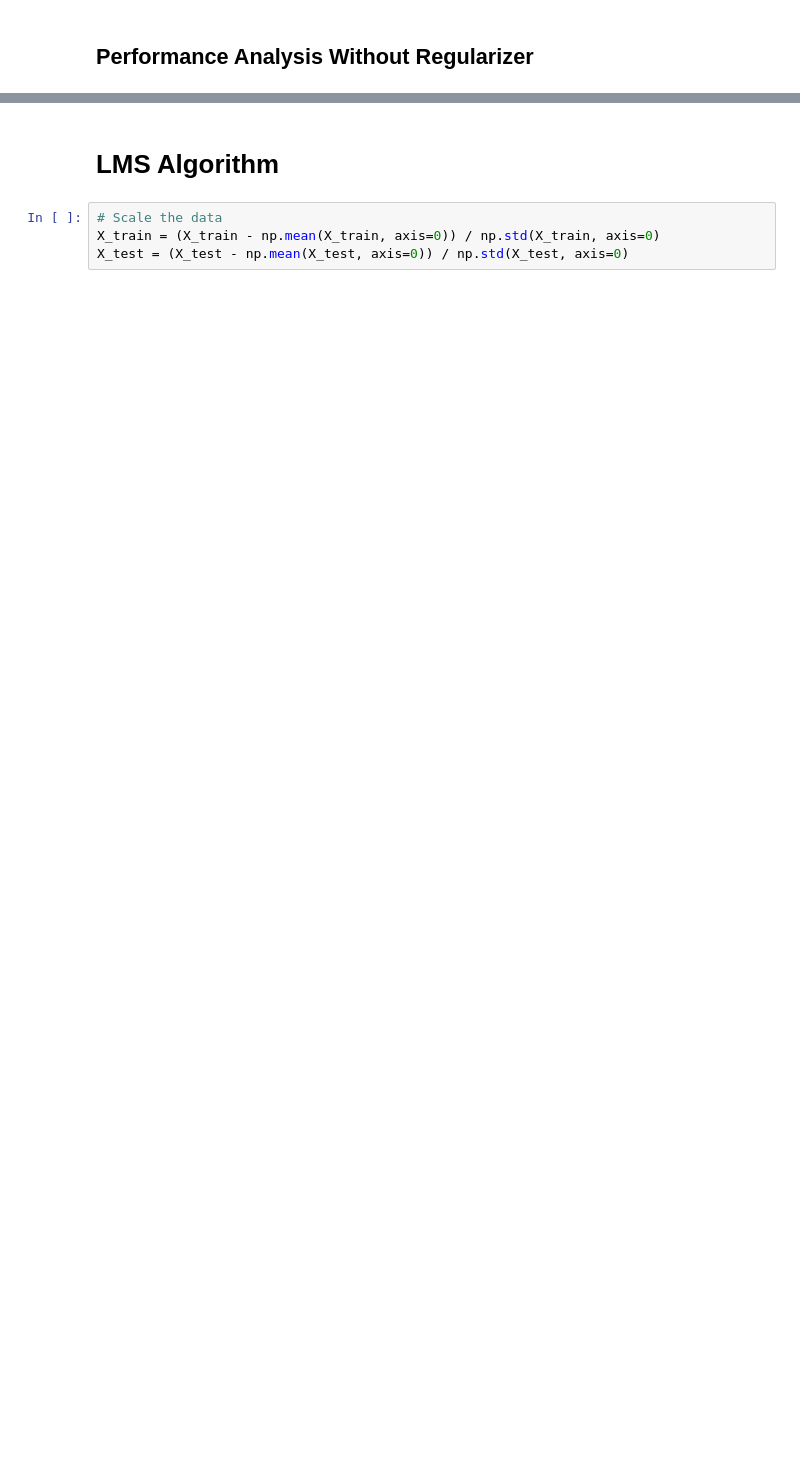
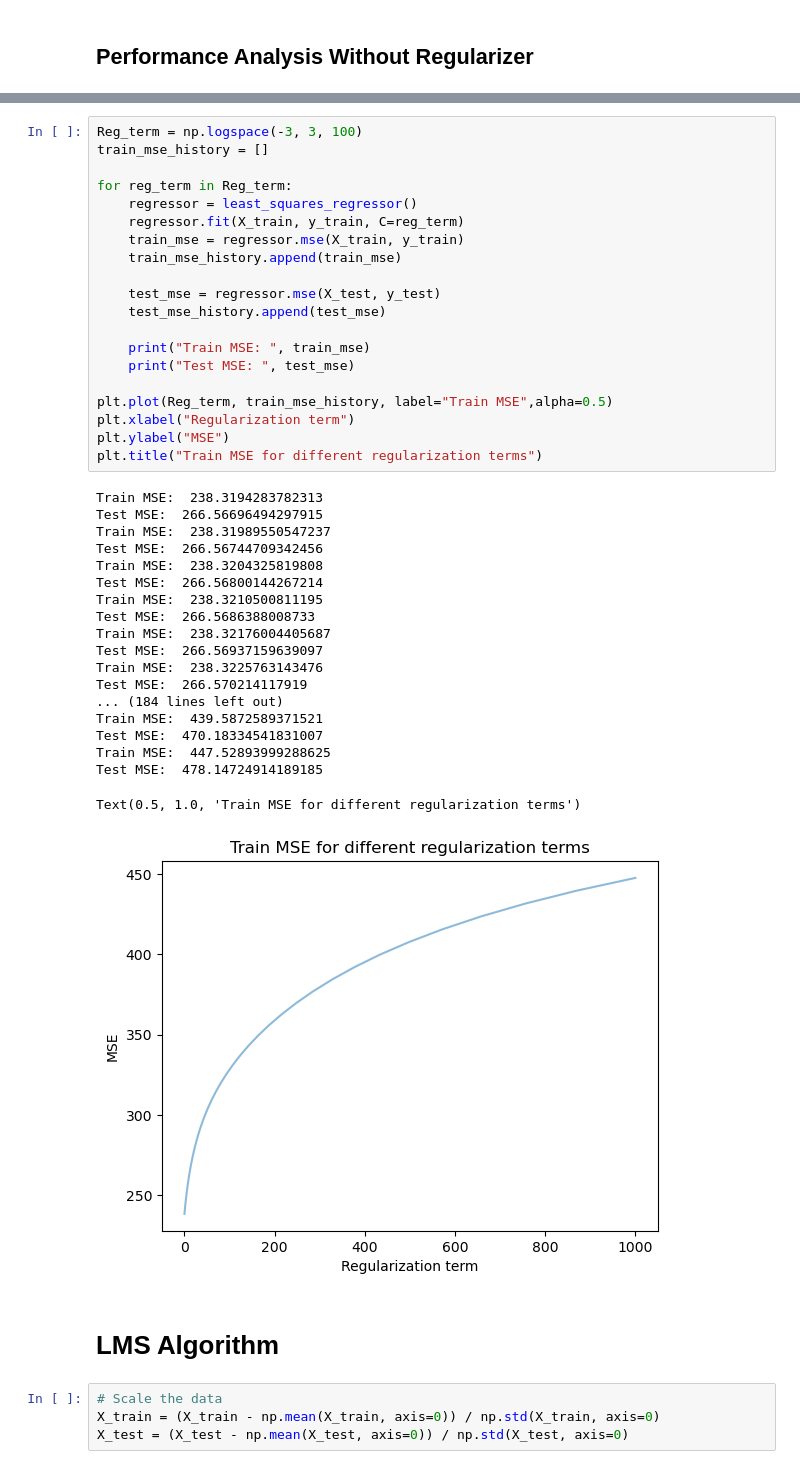
Before and after one commit to patrickjcraig/DL-HW1, a Jupyter notebook: Main.ipynb, the cells around one changed output, grey strips where cells are left out. Drawn from its saved outputs; the diff is of its cells as text; blank space fills up the shorter version.

```diff
--- a/Main.ipynb
+++ b/Main.ipynb
@@ -150,3 +160,43 @@ Test MSE variance:  766.334371296822
+# %%
+Reg_term = np.logspace(-3, 3, 100)
+train_mse_history = []
+
+for reg_term in Reg_term:
+    regressor = least_squares_regressor()
+    regressor.fit(X_train, y_train, C=reg_term)
+    train_mse = regressor.mse(X_train, y_train)
+    train_mse_history.append(train_mse)
+
+    test_mse = regressor.mse(X_test, y_test)
+    test_mse_history.append(test_mse)
+
+    print("Train MSE: ", train_mse)
+    print("Test MSE: ", test_mse)
+
+plt.plot(Reg_term, train_mse_history, label="Train MSE",alpha=0.5)
+plt.xlabel("Regularization term")
+plt.ylabel("MSE")
+plt.title("Train MSE for different regularization terms")
+# %% [output]
+Train MSE:  238.3194283782313
+Test MSE:  266.56696494297915
+Train MSE:  238.31989550547237
+Test MSE:  266.56744709342456
+Train MSE:  238.3204325819808
+Test MSE:  266.56800144267214
+Train MSE:  238.3210500811195
+Test MSE:  266.5686388008733
+Train MSE:  238.32176004405687
+Test MSE:  266.56937159639097
+Train MSE:  238.3225763143476
+Test MSE:  266.570214117919
+... (184 lines left out)
+Train MSE:  439.5872589371521
+Test MSE:  470.18334541831007
+Train MSE:  447.52893999288625
+Test MSE:  478.14724914189185
+Text(0.5, 1.0, 'Train MSE for different regularization terms')
+[figure, added]
 # %% [markdown]
 # LMS Algorithm
 # %%
```
Also changed, not shown: parts of 19 cells of this notebook, 8 other files.
